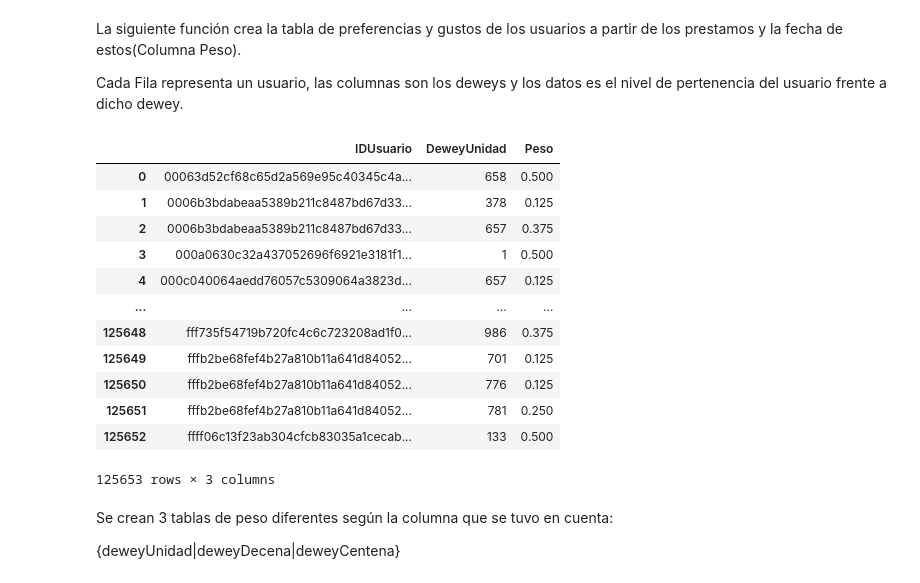
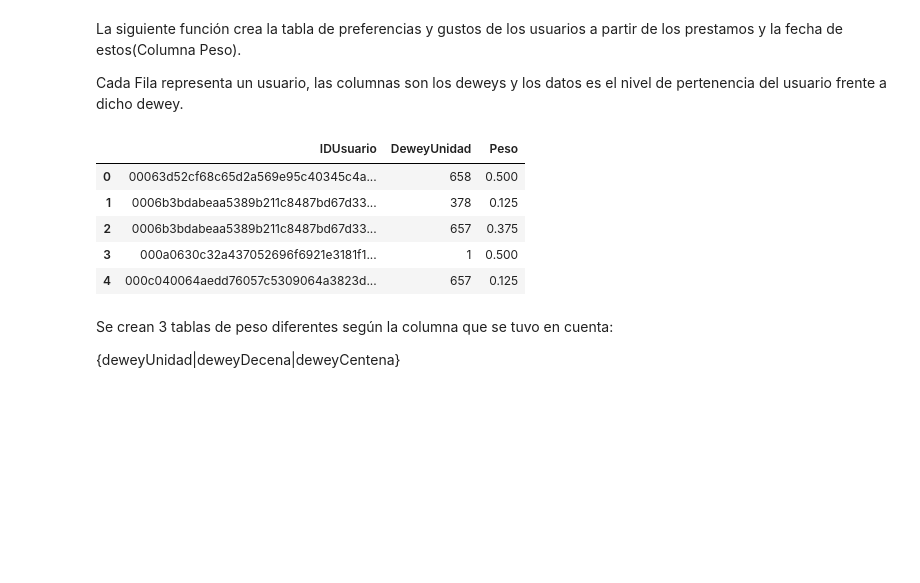
Before and after one commit to Johan-Ortegon-1/uaque, a Jupyter notebook: V2_Clustering_+_Recomendations/ClusteringYRecomendacionesDifusas.ipynb, the cells around one changed output. Cells and saved outputs as stored; diff of their text form; code cells hidden in the pictures; blank space fills up the shorter version.

```diff
--- a/V2_Clustering_+_Recomendations/ClusteringYRecomendacionesDifusas.ipynb
+++ b/V2_Clustering_+_Recomendations/ClusteringYRecomendacionesDifusas.ipynb
@@ -75,21 +50,14 @@ La siguiente función crea la tabla de preferencias y gustos de los usuarios a p
 Cada Fila representa un usuario, las columnas son los deweys y los datos es el nivel de pertenencia del usuario frente a dicho dewey.
 # %%
 agrupacion = join.groupby(["IDUsuario","DeweyUnidad"])["Peso"].sum().reset_index(name="Peso")
-agrupacion
+agrupacion.head(5)
 # %% [output]
 |  | IDUsuario | DeweyUnidad | Peso |
 | 0 | 00063d52cf68c65d2a569e95c40345c4a... | 658 | 0.500 |
 | 1 | 0006b3bdabeaa5389b211c8487bd67d33... | 378 | 0.125 |
 | 2 | 0006b3bdabeaa5389b211c8487bd67d33... | 657 | 0.375 |
 | 3 | 000a0630c32a437052696f6921e3181f1... | 1 | 0.500 |
 | 4 | 000c040064aedd76057c5309064a3823d... | 657 | 0.125 |
-| ... | ... | ... | ... |
-| 125648 | fff735f54719b720fc4c6c723208ad1f0... | 986 | 0.375 |
-| 125649 | fffb2be68fef4b27a810b11a641d84052... | 701 | 0.125 |
-| 125650 | fffb2be68fef4b27a810b11a641d84052... | 776 | 0.125 |
-| 125651 | fffb2be68fef4b27a810b11a641d84052... | 781 | 0.250 |
-| 125652 | ffff06c13f23ab304cfcb83035a1cecab... | 133 | 0.500 |
-125653 rows × 3 columns
 # %%
 #crearTablaPesos: crea la tabla de pesos por usuario
 #parámetros
```
Also changed, not shown: parts of 27 cells of this notebook, 1 other file.
